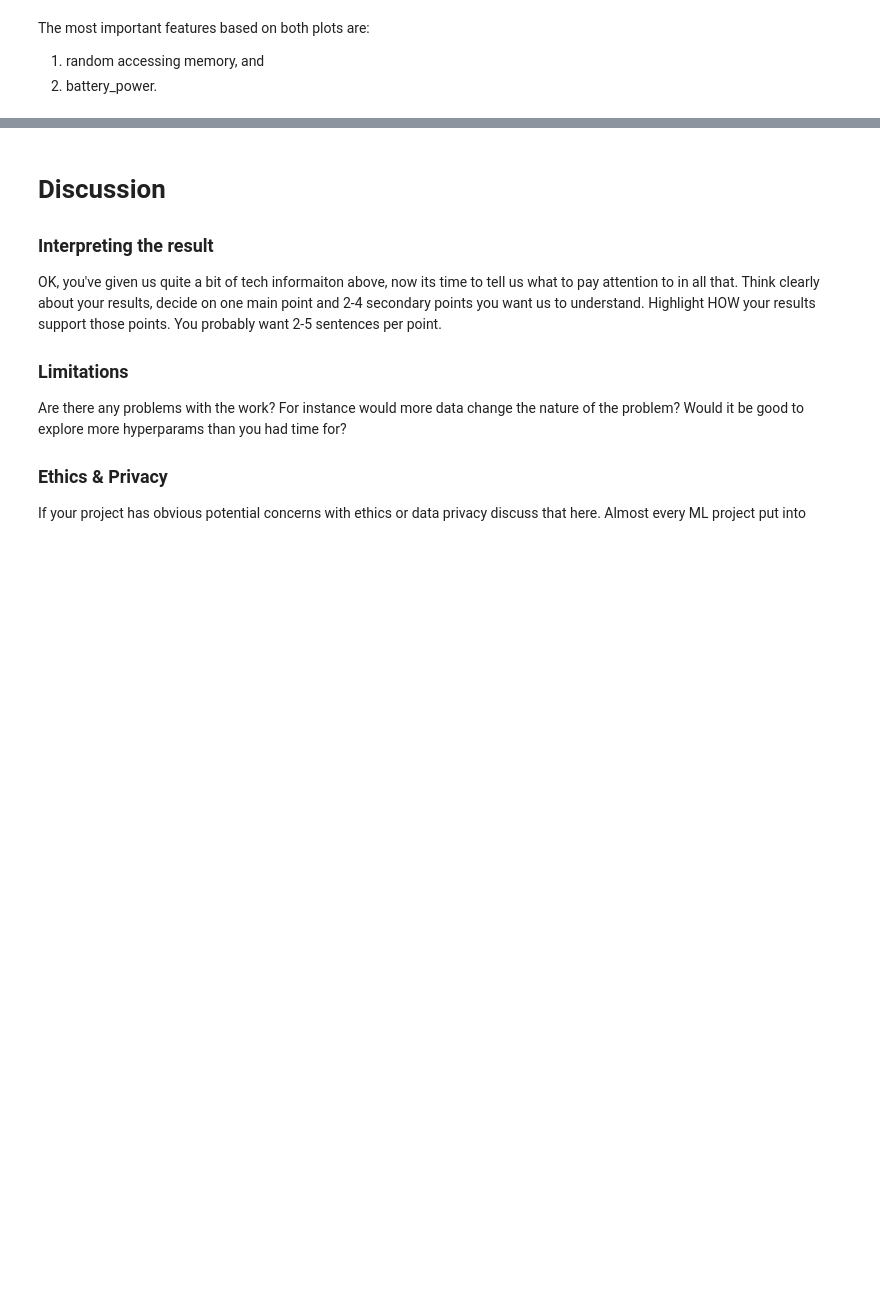
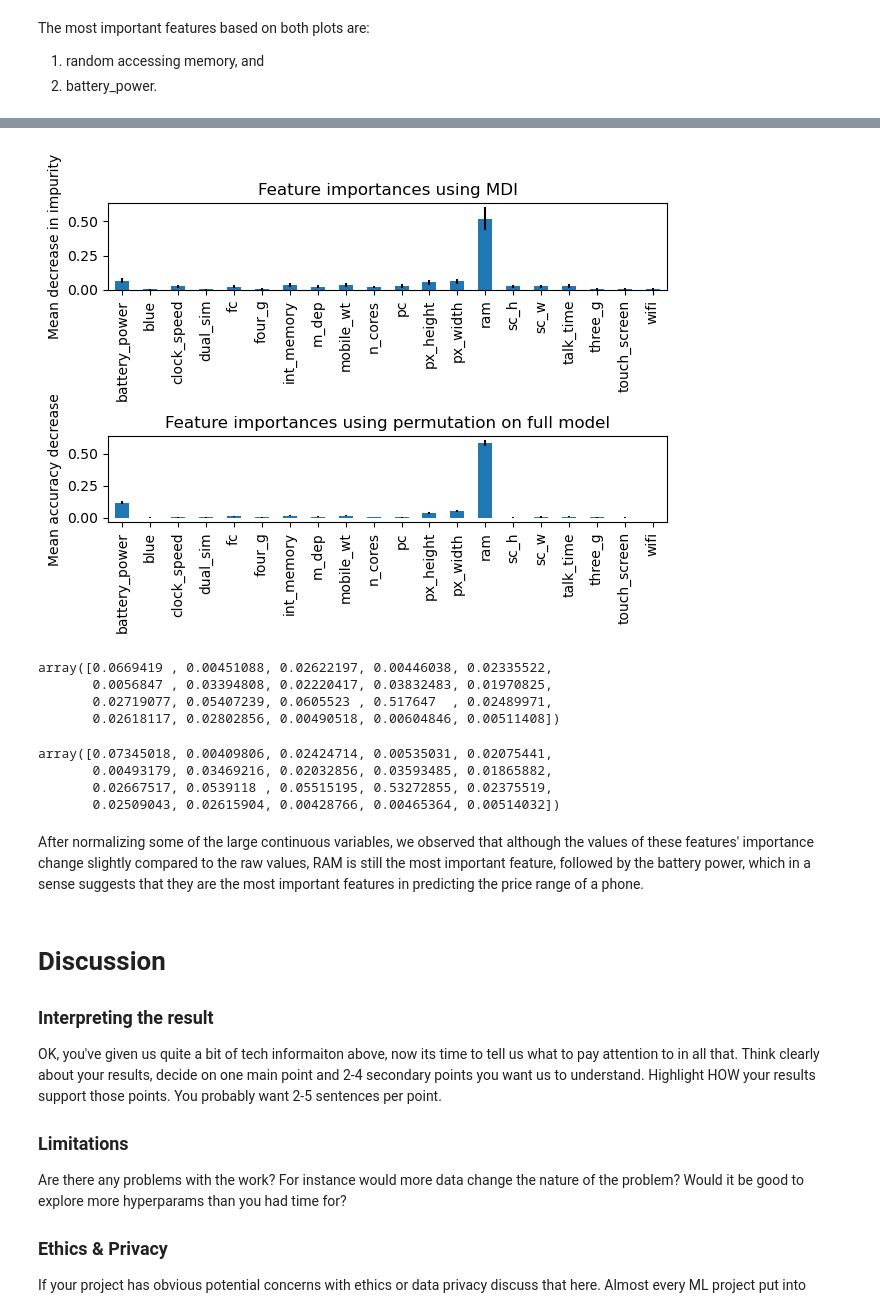
Before and after one commit to COGS118A/Group001-SP23, a Jupyter notebook: FinalProject_Group001-SP23.ipynb, the cells around one changed output, grey strips where cells are left out. Cells and saved outputs as stored; diff of their text form; code cells hidden in the pictures; blank space fills up the shorter version.

```diff
--- a/FinalProject_Group001-SP23.ipynb
+++ b/FinalProject_Group001-SP23.ipynb
@@ -126,9 +179,6 @@ y = df.to_numpy()[:,-1]
 
 # Split the dataset into train and test sets
 X_train, X_test, y_train, y_test = train_test_split(X, y, test_size=0.2)
-
-# Split the training set into train and validation sets
-X_train, X_val, y_train, y_val = train_test_split(X_train, y_train, test_size=0.2)
 # %%
 param_grid = {
     'n_estimators': [50, 100, 150],
@@ -205,0 +292,7 @@ The most important features based on both plots are:
+# %%
+model_tranformed = RandomForestClassifier()
+
+grid_search_transformed = GridSearchCV(model_tranformed, param_grid, cv=5)
+grid_search_transformed.fit(X_train_transformed, y_train)
+
+best_model_transformed = grid_search_transformed.best_estimator_
@@ -205,0 +309,12 @@ The most important features based on both plots are:
+# %%
+# visulizing the first 3 decision trees of the best_model
+for i in range(3):
+    tree = best_model_transformed.estimators_[i]
+    dot_data = export_graphviz(tree,
+                               feature_names=feature_names,
+                               filled=True,
+                               max_depth=2,
+                               impurity=False,
+                               proportion=True)
+    graph = graphviz.Source(dot_data)
+    display(graph)
@@ -206,3 +325,43 @@ The most important features based on both plots are:
+# %%
+# Calculating the feature importances using impurity
+importances = best_model_transformed.feature_importances_
+std = np.std([tree.feature_importances_ for tree in best_model_transformed.estimators_], axis=0)
+forest_importances1 = pd.Series(importances, index=feature_names)
+
+# Calculating the feature importances using permutation of features and overall model score
+result = permutation_importance(
+    best_model_transformed, X_test_transformed, y_test, n_repeats=10, random_state=42, n_jobs=2
+)
+forest_importances2 = pd.Series(result.importances_mean, index=feature_names)
+fig, axs = plt.subplots(2)
+
+forest_importances1.plot.bar(yerr=std, ax=axs[0])
+axs[0].set_title("Feature importances using MDI")
+axs[0].set_ylabel("Mean decrease in impurity")
+
+forest_importances2.plot.bar(yerr=result.importances_std, ax=axs[1])
+axs[1].set_title("Feature importances using permutation on full model")
+axs[1].set_ylabel("Mean accuracy decrease")
+
+fig.tight_layout()
+# %% [output]
+[figure, added]
+# %%
+best_model_transformed.feature_importances_
+# %% [output]
+array([0.0669419 , 0.00451088, 0.02622197, 0.00446038, 0.02335522,
+       0.0056847 , 0.03394808, 0.02220417, 0.03832483, 0.01970825,
+       0.02719077, 0.05407239, 0.0605523 , 0.517647  , 0.02489971,
+       0.02618117, 0.02802856, 0.00490518, 0.00604846, 0.00511408])
+# %%
+best_model.feature_importances_
+# %% [output]
+array([0.07345018, 0.00409806, 0.02424714, 0.00535031, 0.02075441,
+       0.00493179, 0.03469216, 0.02032856, 0.03593485, 0.01865882,
+       0.02667517, 0.0539118 , 0.05515195, 0.53272855, 0.02375519,
+       0.02509043, 0.02615904, 0.00428766, 0.00465364, 0.00514032])
+# %% [markdown]
+After normalizing some of the large continuous variables, we observed that although the values of these features' importance change slightly compared to the raw values, RAM is still the most important feature, followed by the battery power, which in a sense suggests that they are the most important features in predicting the price range of a phone.
 # %% [markdown]
 # Discussion
 
```
Also changed, not shown: parts of 14 cells of this notebook, 1 other file.
